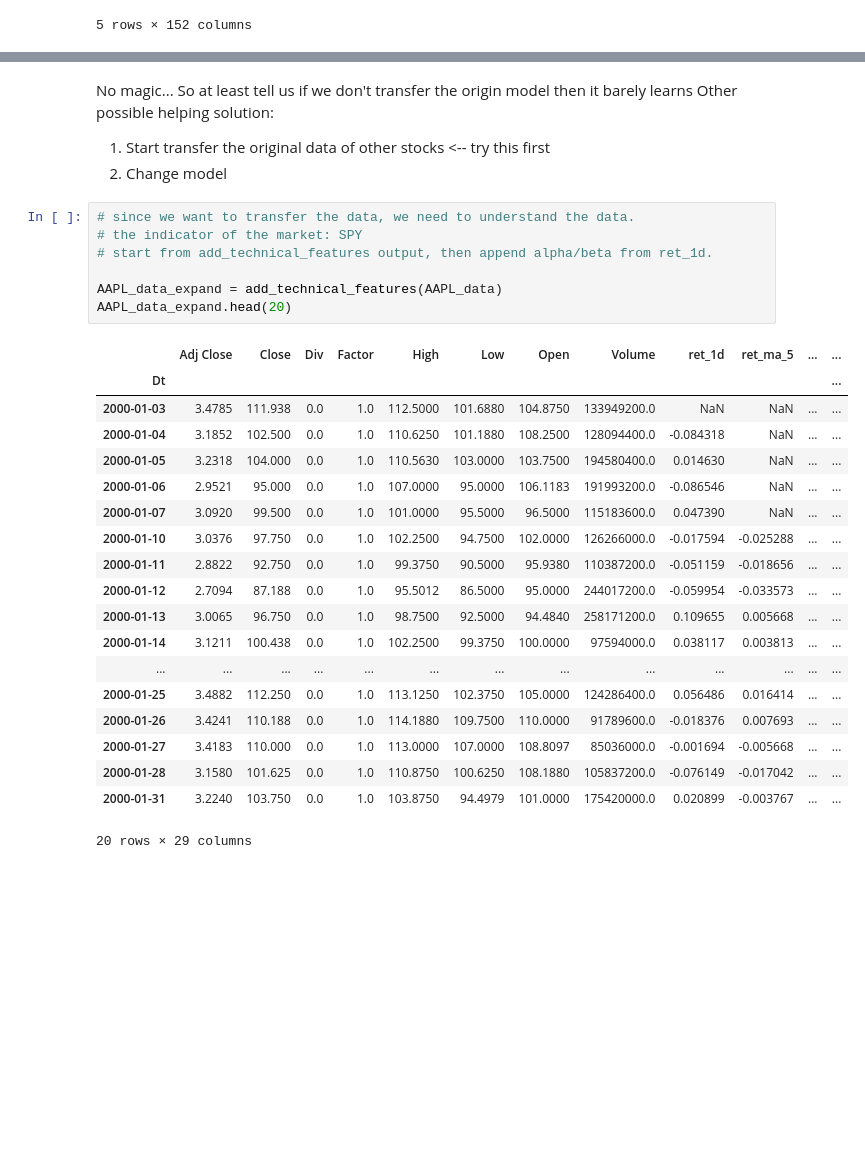
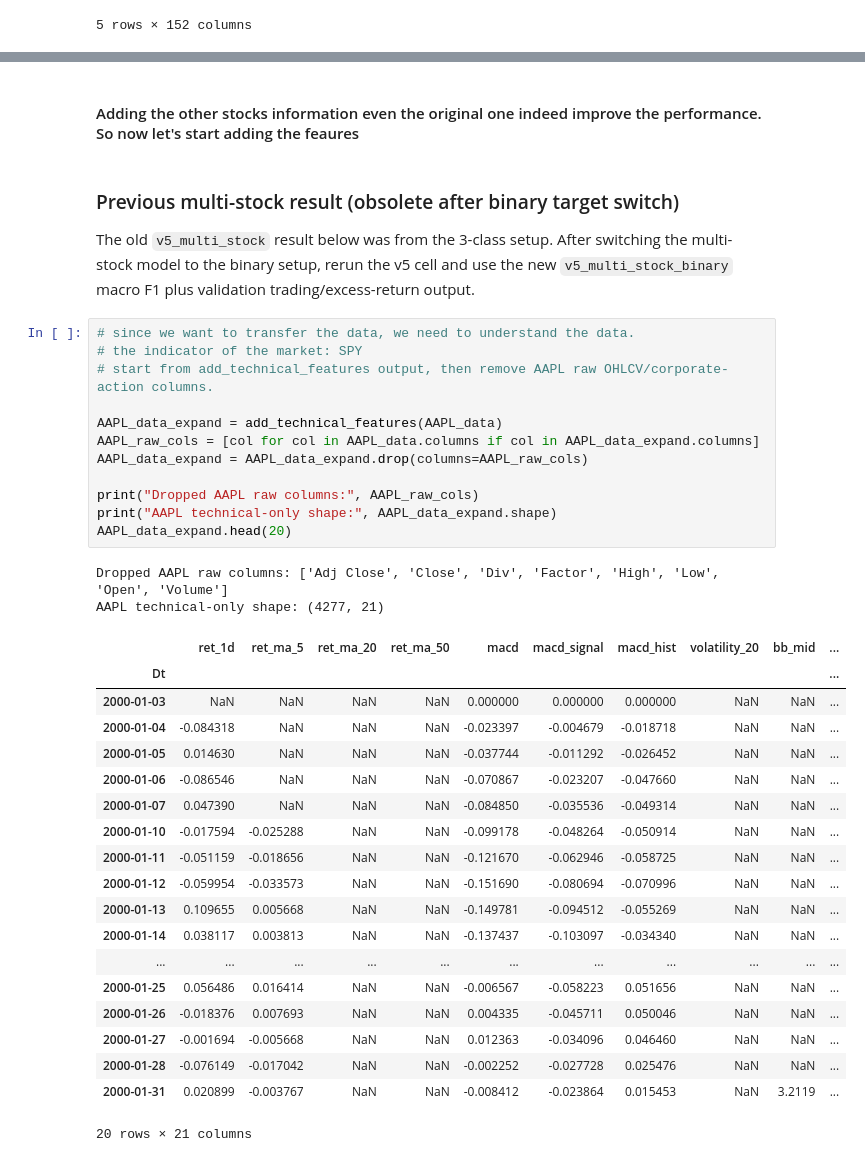
Before and after one commit to CharonWTang/STOCK_PREDICTION, a Jupyter notebook: Charon_Final.ipynb, the cells around one changed output, grey strips where cells are left out. Saved outputs shown, nothing was run; the diff lists cells and outputs as text; blank space fills up the shorter version.

```diff
--- a/Charon_Final.ipynb
+++ b/Charon_Final.ipynb
@@ -953,34 +1022,41 @@ KeyboardInterrupt:
+# %% [markdown]
+#### Adding the other stocks information even the original one indeed improve the performance. So now let's start adding the feaures
 # %% [markdown]
-No magic...
-So at least tell us if we don't transfer the origin model then it barely learns
-Other possible helping solution:
-1. Start transfer the original data of other stocks <-- try this first
-2. Change model
+### Previous multi-stock result (obsolete after binary target switch)
+
+The old `v5_multi_stock` result below was from the 3-class setup. After switching the multi-stock model to the binary setup, rerun the v5 cell and use the new `v5_multi_stock_binary` macro F1 plus validation trading/excess-return output.
 # %%
 # since we want to transfer the data, we need to understand the data.
 # the indicator of the market: SPY
-# start from add_technical_features output, then append alpha/beta from ret_1d.
+# start from add_technical_features output, then remove AAPL raw OHLCV/corporate-action columns.
 
 AAPL_data_expand = add_technical_features(AAPL_data)
+AAPL_raw_cols = [col for col in AAPL_data.columns if col in AAPL_data_expand.columns]
+AAPL_data_expand = AAPL_data_expand.drop(columns=AAPL_raw_cols)
+
+print("Dropped AAPL raw columns:", AAPL_raw_cols)
+print("AAPL technical-only shape:", AAPL_data_expand.shape)
 AAPL_data_expand.head(20)
 # %% [output]
+Dropped AAPL raw columns: ['Adj Close', 'Close', 'Div', 'Factor', 'High', 'Low', 'Open', 'Volume']
+AAPL technical-only shape: (4277, 21)
-|  | Adj Close | Close | Div | Factor | High | Low | Open | Volume | ret_1d | ret_ma_5 | ... | ... |
-| Dt |  |  |  |  |  |  |  |  |  |  |  | ... |
-| 2000-01-03 | 3.4785 | 111.938 | 0.0 | 1.0 | 112.5000 | 101.6880 | 104.8750 | 133949200.0 | NaN | NaN | ... | ... |
-| 2000-01-04 | 3.1852 | 102.500 | 0.0 | 1.0 | 110.6250 | 101.1880 | 108.2500 | 128094400.0 | -0.084318 | NaN | ... | ... |
-| 2000-01-05 | 3.2318 | 104.000 | 0.0 | 1.0 | 110.5630 | 103.0000 | 103.7500 | 194580400.0 | 0.014630 | NaN | ... | ... |
-| 2000-01-06 | 2.9521 | 95.000 | 0.0 | 1.0 | 107.0000 | 95.0000 | 106.1183 | 191993200.0 | -0.086546 | NaN | ... | ... |
-| 2000-01-07 | 3.0920 | 99.500 | 0.0 | 1.0 | 101.0000 | 95.5000 | 96.5000 | 115183600.0 | 0.047390 | NaN | ... | ... |
-| 2000-01-10 | 3.0376 | 97.750 | 0.0 | 1.0 | 102.2500 | 94.7500 | 102.0000 | 126266000.0 | -0.017594 | -0.025288 | ... | ... |
-| 2000-01-11 | 2.8822 | 92.750 | 0.0 | 1.0 | 99.3750 | 90.5000 | 95.9380 | 110387200.0 | -0.051159 | -0.018656 | ... | ... |
-| 2000-01-12 | 2.7094 | 87.188 | 0.0 | 1.0 | 95.5012 | 86.5000 | 95.0000 | 244017200.0 | -0.059954 | -0.033573 | ... | ... |
-| 2000-01-13 | 3.0065 | 96.750 | 0.0 | 1.0 | 98.7500 | 92.5000 | 94.4840 | 258171200.0 | 0.109655 | 0.005668 | ... | ... |
-| 2000-01-14 | 3.1211 | 100.438 | 0.0 | 1.0 | 102.2500 | 99.3750 | 100.0000 | 97594000.0 | 0.038117 | 0.003813 | ... | ... |
-| ... | ... | ... | ... | ... | ... | ... | ... | ... | ... | ... | ... | ... |
-| 2000-01-25 | 3.4882 | 112.250 | 0.0 | 1.0 | 113.1250 | 102.3750 | 105.0000 | 124286400.0 | 0.056486 | 0.016414 | ... | ... |
-| 2000-01-26 | 3.4241 | 110.188 | 0.0 | 1.0 | 114.1880 | 109.7500 | 110.0000 | 91789600.0 | -0.018376 | 0.007693 | ... | ... |
-| 2000-01-27 | 3.4183 | 110.000 | 0.0 | 1.0 | 113.0000 | 107.0000 | 108.8097 | 85036000.0 | -0.001694 | -0.005668 | ... | ... |
-| 2000-01-28 | 3.1580 | 101.625 | 0.0 | 1.0 | 110.8750 | 100.6250 | 108.1880 | 105837200.0 | -0.076149 | -0.017042 | ... | ... |
-| 2000-01-31 | 3.2240 | 103.750 | 0.0 | 1.0 | 103.8750 | 94.4979 | 101.0000 | 175420000.0 | 0.020899 | -0.003767 | ... | ... |
+|  | ret_1d | ret_ma_5 | ret_ma_20 | ret_ma_50 | macd | macd_signal | macd_hist | volatility_20 | bb_mid | ... |
+| Dt |  |  |  |  |  |  |  |  |  | ... |
+| 2000-01-03 | NaN | NaN | NaN | NaN | 0.000000 | 0.000000 | 0.000000 | NaN | NaN | ... |
+| 2000-01-04 | -0.084318 | NaN | NaN | NaN | -0.023397 | -0.004679 | -0.018718 | NaN | NaN | ... |
+| 2000-01-05 | 0.014630 | NaN | NaN | NaN | -0.037744 | -0.011292 | -0.026452 | NaN | NaN | ... |
+| 2000-01-06 | -0.086546 | NaN | NaN | NaN | -0.070867 | -0.023207 | -0.047660 | NaN | NaN | ... |
+| 2000-01-07 | 0.047390 | NaN | NaN | NaN | -0.084850 | -0.035536 | -0.049314 | NaN | NaN | ... |
+| 2000-01-10 | -0.017594 | -0.025288 | NaN | NaN | -0.099178 | -0.048264 | -0.050914 | NaN | NaN | ... |
+| 2000-01-11 | -0.051159 | -0.018656 | NaN | NaN | -0.121670 | -0.062946 | -0.058725 | NaN | NaN | ... |
+| 2000-01-12 | -0.059954 | -0.033573 | NaN | NaN | -0.151690 | -0.080694 | -0.070996 | NaN | NaN | ... |
+| 2000-01-13 | 0.109655 | 0.005668 | NaN | NaN | -0.149781 | -0.094512 | -0.055269 | NaN | NaN | ... |
+| 2000-01-14 | 0.038117 | 0.003813 | NaN | NaN | -0.137437 | -0.103097 | -0.034340 | NaN | NaN | ... |
+| ... | ... | ... | ... | ... | ... | ... | ... | ... | ... | ... |
+| 2000-01-25 | 0.056486 | 0.016414 | NaN | NaN | -0.006567 | -0.058223 | 0.051656 | NaN | NaN | ... |
+| 2000-01-26 | -0.018376 | 0.007693 | NaN | NaN | 0.004335 | -0.045711 | 0.050046 | NaN | NaN | ... |
+| 2000-01-27 | -0.001694 | -0.005668 | NaN | NaN | 0.012363 | -0.034096 | 0.046460 | NaN | NaN | ... |
+| 2000-01-28 | -0.076149 | -0.017042 | NaN | NaN | -0.002252 | -0.027728 | 0.025476 | NaN | NaN | ... |
+| 2000-01-31 | 0.020899 | -0.003767 | NaN | NaN | -0.008412 | -0.023864 | 0.015453 | NaN | 3.2119 | ... |
-20 rows × 29 columns
+20 rows × 21 columns
 # %%
```
Also changed, not shown: parts of 78 cells of this notebook, 40 other files.
